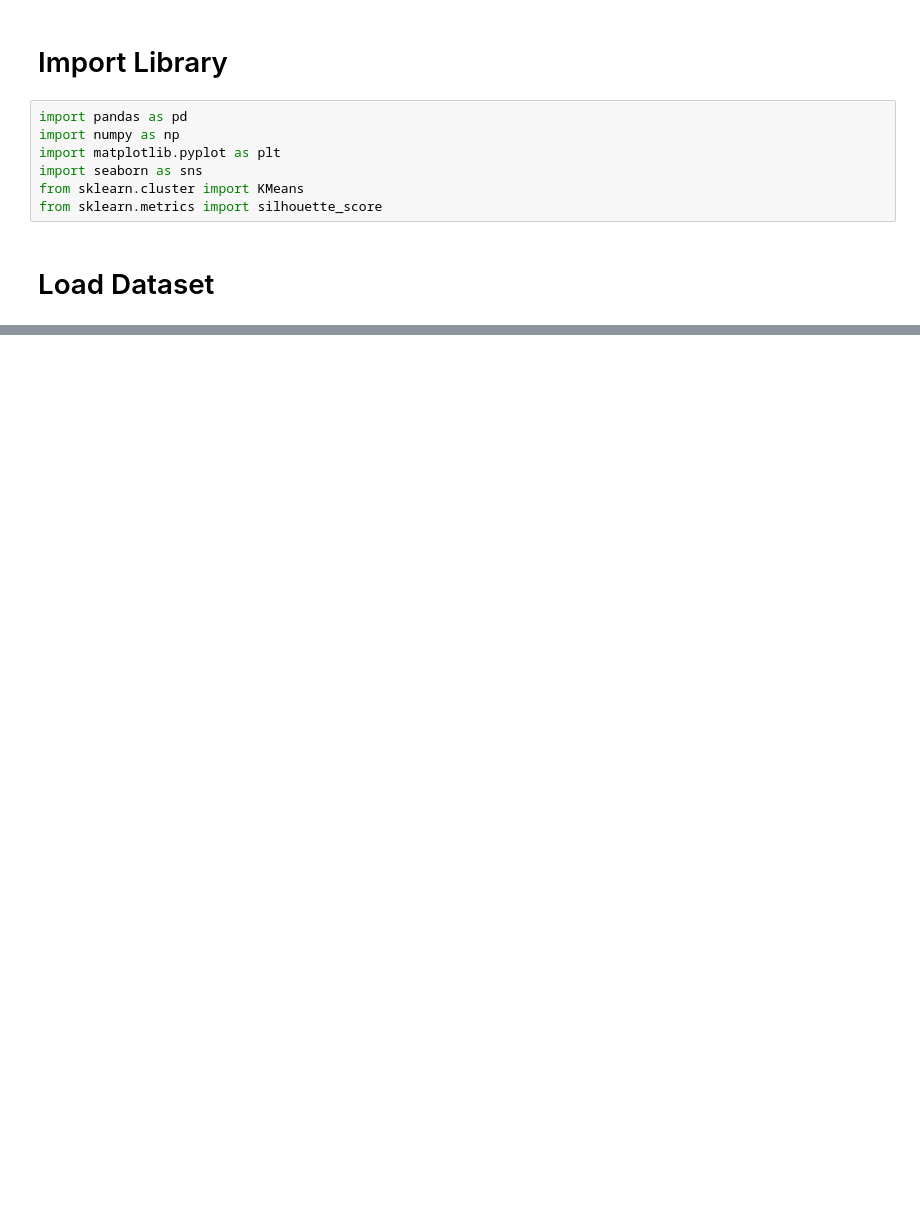
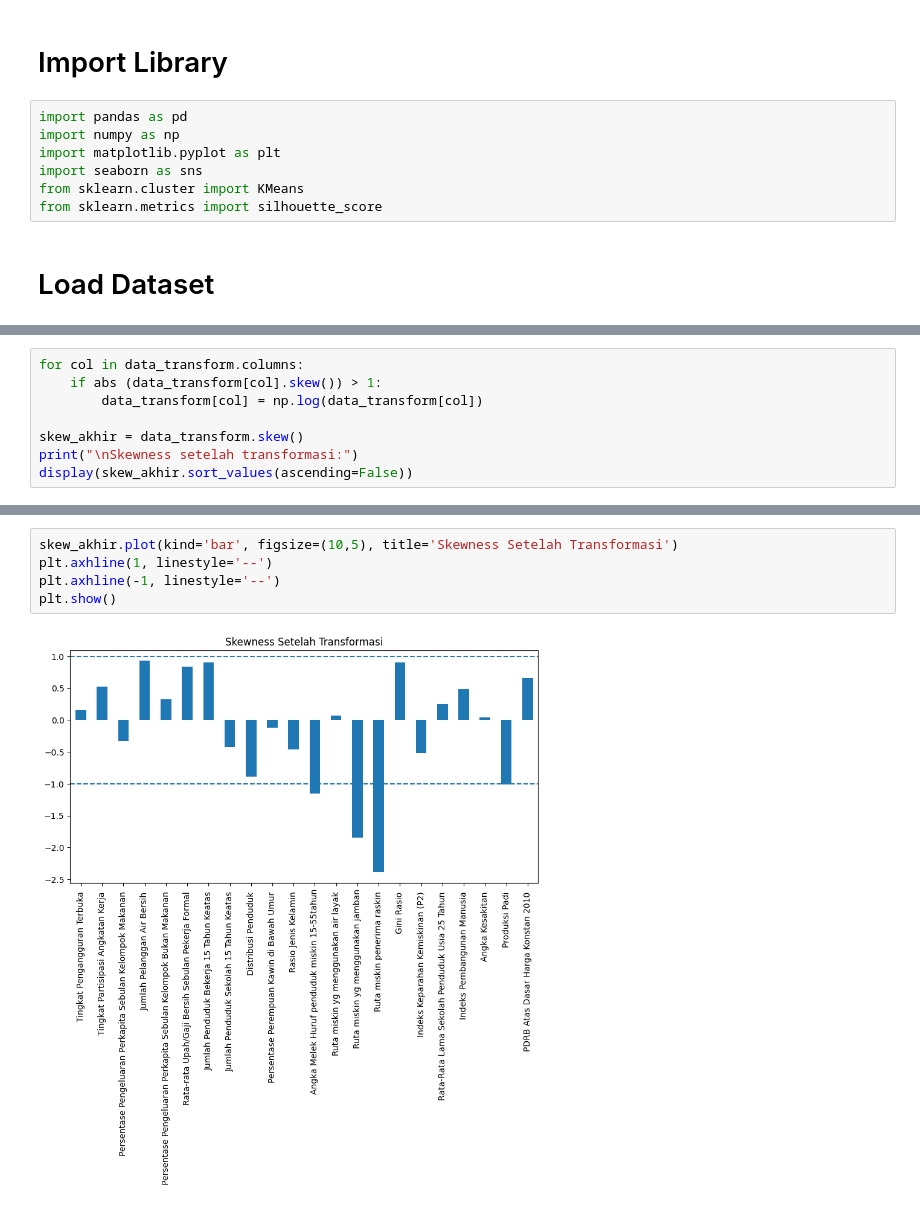
Before and after one commit to yowxy/Clustering-Based-on-Study-Case, a Jupyter notebook: index.ipynb, the cells around one changed output, grey strips where cells are left out. Cells and saved outputs as stored; diff of their text form; blank space fills up the shorter version.

```diff
--- a/index.ipynb
+++ b/index.ipynb
@@ -33,0 +133,8 @@ data
+# %%
+for col in data_transform.columns:
+    if abs (data_transform[col].skew()) > 1:
+        data_transform[col] = np.log(data_transform[col])
+
+skew_akhir = data_transform.skew()
+print("\nSkewness setelah transformasi:")
+display(skew_akhir.sort_values(ascending=False))
@@ -33,0 +160,7 @@ data
+# %%
+skew_akhir.plot(kind='bar', figsize=(10,5), title='Skewness Setelah Transformasi')
+plt.axhline(1, linestyle='--')
+plt.axhline(-1, linestyle='--')
+plt.show()
+# %% [output]
+[figure, added]
```
Also changed, not shown: parts of 14 cells of this notebook.
